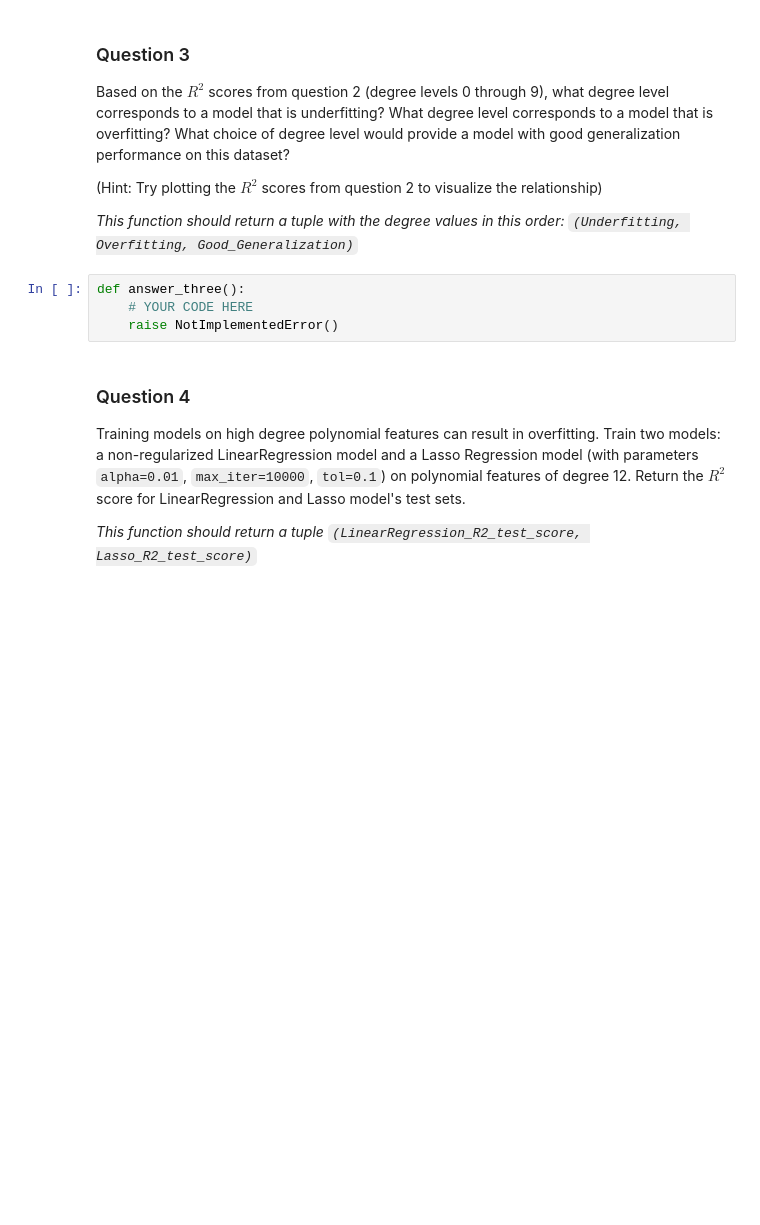
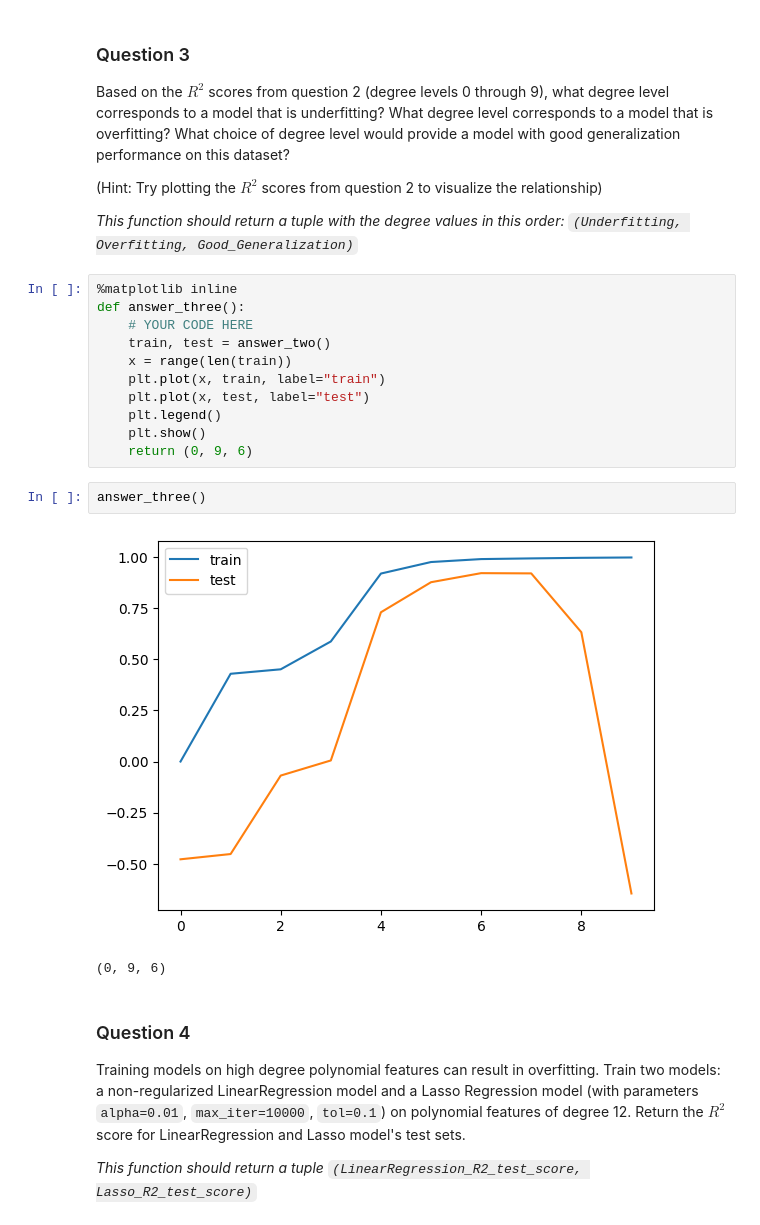
Before and after one commit to calebrauscher/University_of_Michigan, a Jupyter notebook: Applied Machine Learning/Assignment2/assignment2.ipynb, the cells around one changed output. Cells and saved outputs as stored; diff of their text form; blank space fills up the shorter version.

```diff
--- a/Applied Machine Learning/Assignment2/assignment2.ipynb
+++ b/Applied Machine Learning/Assignment2/assignment2.ipynb
@@ -147,10 +147,22 @@ Based on the $R^2$ scores from question 2 (degree levels 0 through 9), what degr
 (Hint: Try plotting the $R^2$ scores from question 2 to visualize the relationship)
 
 *This function should return a tuple with the degree values in this order: `(Underfitting, Overfitting, Good_Generalization)`*
-# %%
-def answer_three():
-    # YOUR CODE HERE
-    raise NotImplementedError()
+# %%
+%matplotlib inline
+def answer_three():
+    # YOUR CODE HERE
+    train, test = answer_two()
+    x = range(len(train))
+    plt.plot(x, train, label="train")
+    plt.plot(x, test, label="test")
+    plt.legend()
+    plt.show()
+    return (0, 9, 6)
+# %%
+answer_three()
+# %% [output]
+[figure, added]
+(0, 9, 6)
 # %% [markdown]
 ### Question 4
 
```
